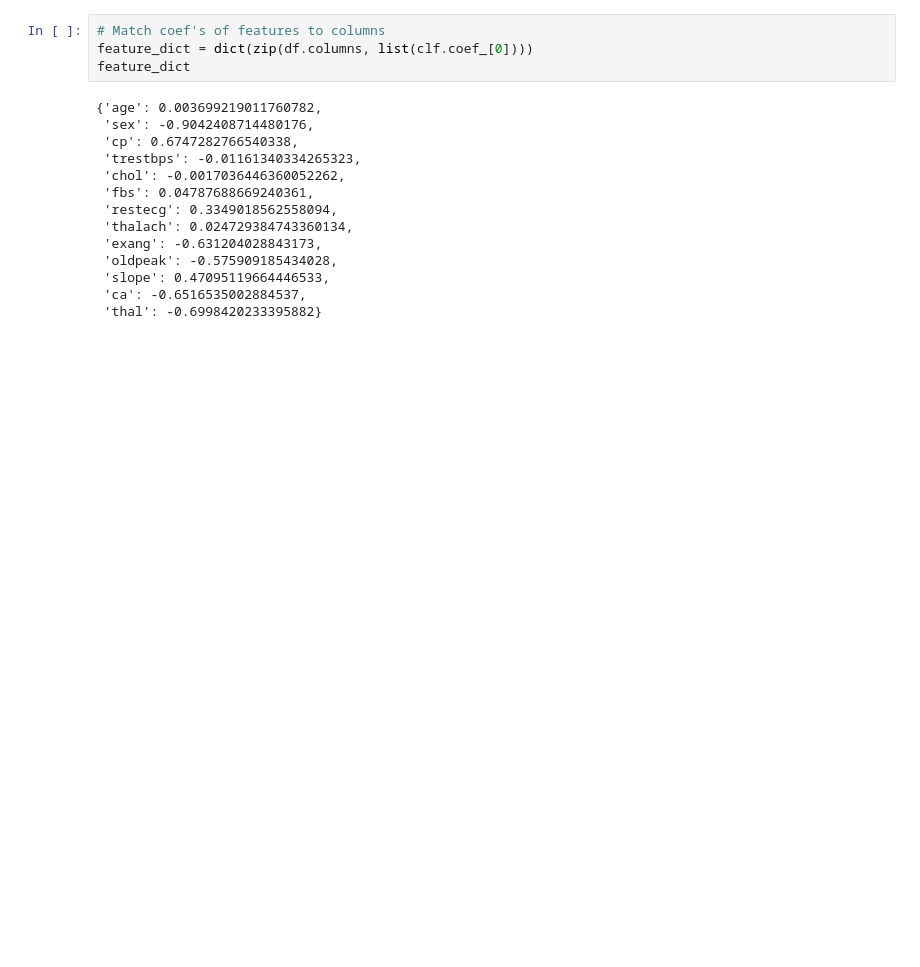
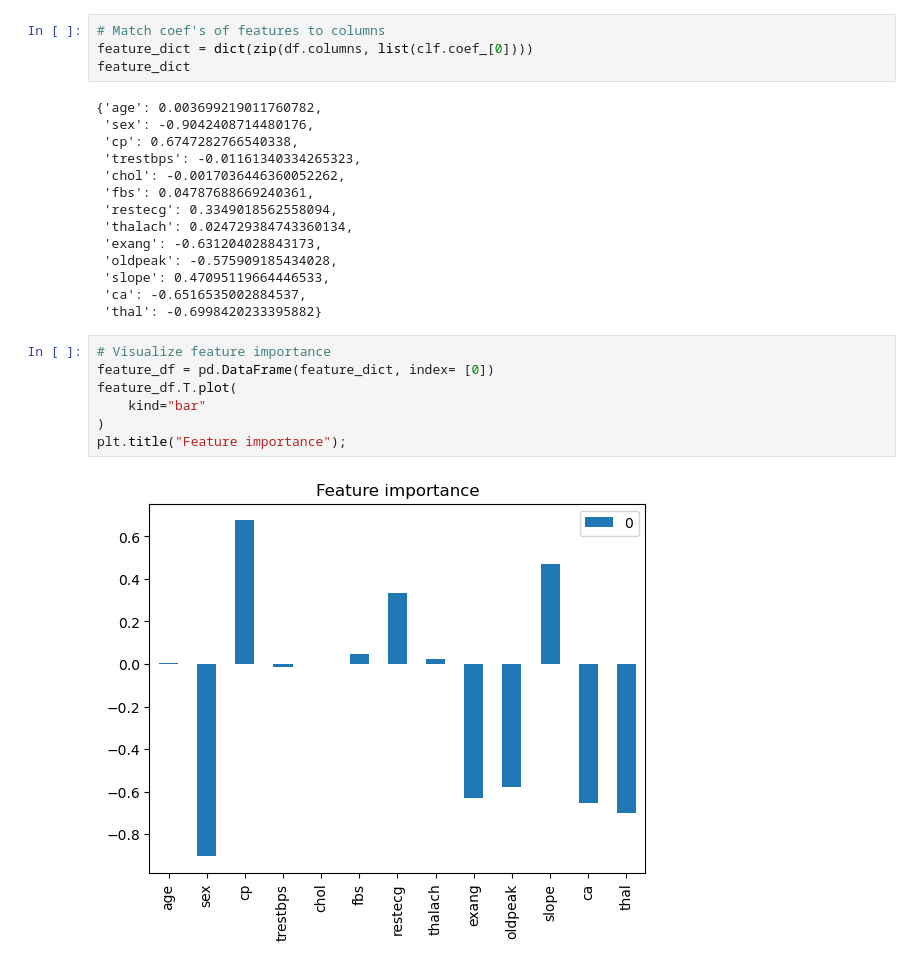
Before and after one commit to LivingstonTardzenyuy/Data-Science-Machine-Learning, a Jupyter notebook: Heart Disease Prediction/end-to-end-heart-disease-classification.ipynb, the cells around one changed output. Drawn from its saved outputs; the diff is of its cells as text; blank space fills up the shorter version.

```diff
--- a/Heart Disease Prediction/end-to-end-heart-disease-classification.ipynb
+++ b/Heart Disease Prediction/end-to-end-heart-disease-classification.ipynb
@@ -864,3 +864,12 @@ feature_dict
  'slope': 0.47095119664446533,
  'ca': -0.6516535002884537,
  'thal': -0.6998420233395882}
+# %%
+# Visualize feature importance
+feature_df = pd.DataFrame(feature_dict, index= [0])
+feature_df.T.plot(
+    kind="bar"
+)
+plt.title("Feature importance");
+# %% [output]
+[figure, added]
```
Also changed, not shown: parts of 3 cells of this notebook, 3 other files.
